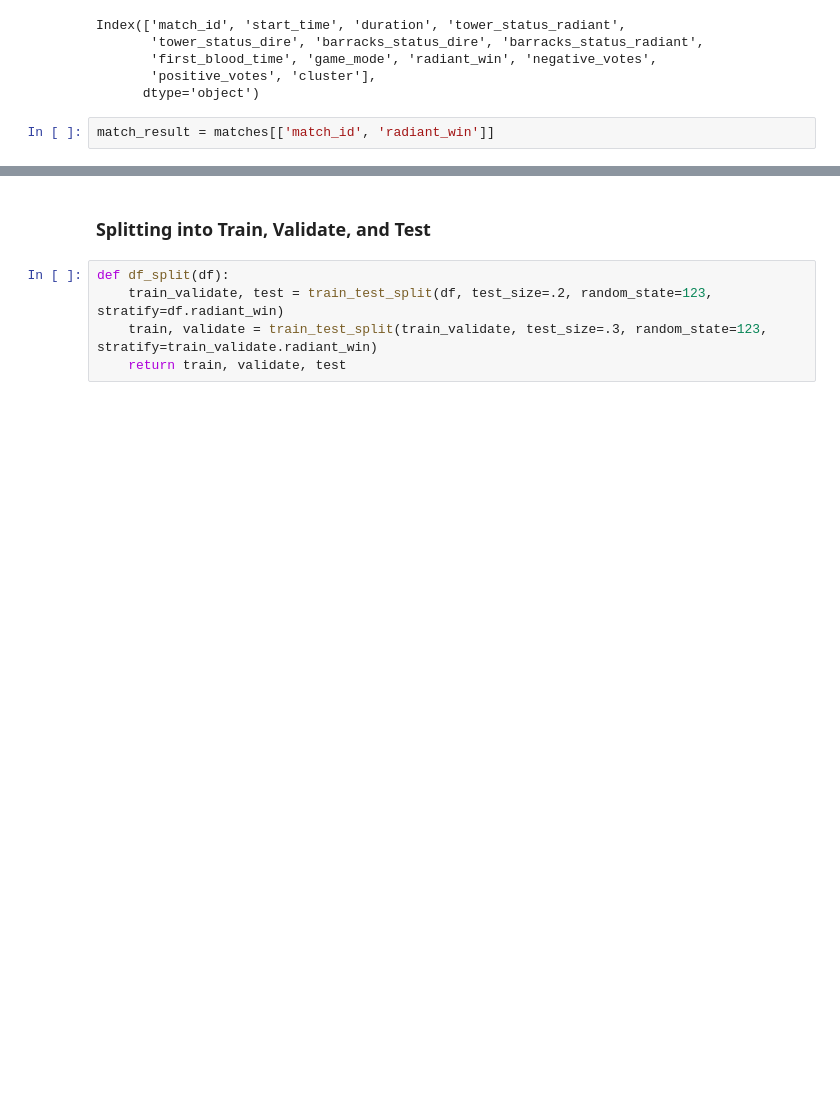
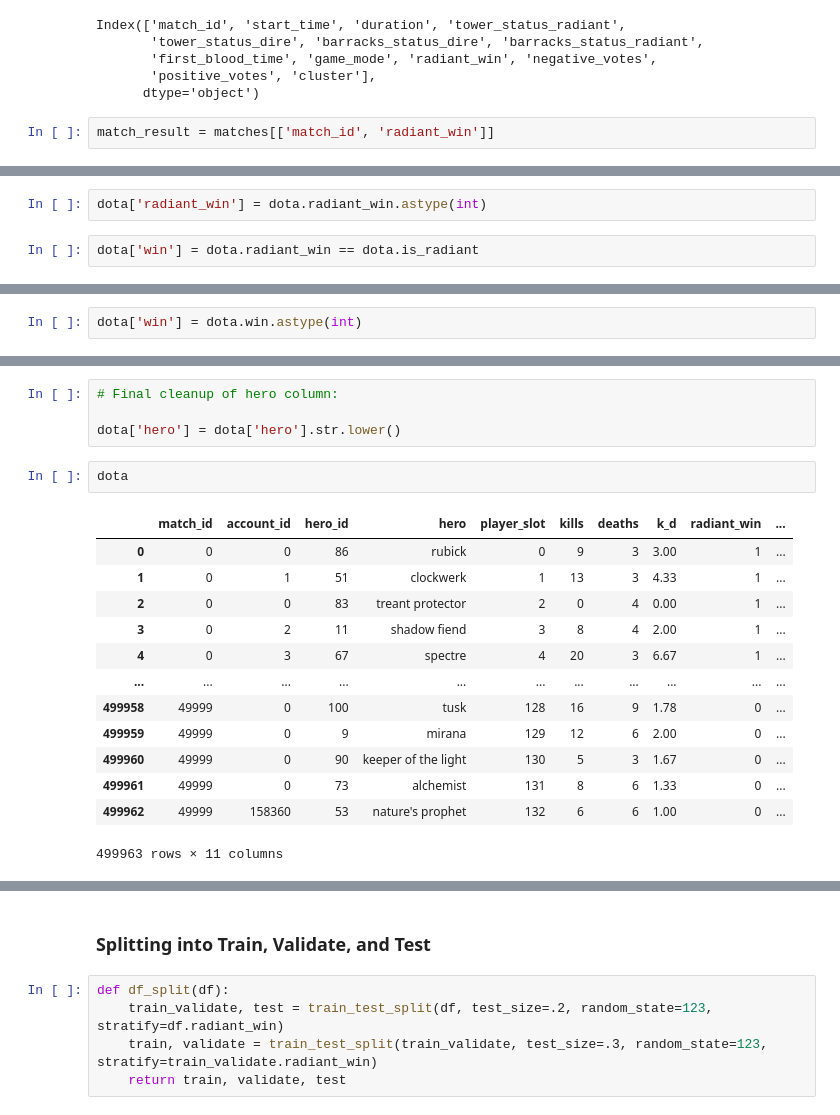
Before and after one commit to lukewbecker/dota-match-predictions, a Jupyter notebook: mvp.ipynb, the cells around one changed output, grey strips where cells are left out. Drawn from its saved outputs; the diff is of its cells as text; blank space fills up the shorter version.

```diff
--- a/mvp.ipynb
+++ b/mvp.ipynb
@@ -556,0 +266,4 @@ dota_df.unstack()
+# %%
+dota['radiant_win'] = dota.radiant_win.astype(int)
+# %%
+dota['win'] = dota.radiant_win == dota.is_radiant
@@ -556,0 +276,2 @@ dota_df.unstack()
+# %%
+dota['win'] = dota.win.astype(int)
@@ -556,0 +287,20 @@ dota_df.unstack()
+# %%
+# Final cleanup of hero column:
+
+dota['hero'] = dota['hero'].str.lower()
+# %%
+dota
+# %% [output]
+|  | match_id | account_id | hero_id | hero | player_slot | kills | deaths | k_d | radiant_win | ... |
+| 0 | 0 | 0 | 86 | rubick | 0 | 9 | 3 | 3.00 | 1 | ... |
+| 1 | 0 | 1 | 51 | clockwerk | 1 | 13 | 3 | 4.33 | 1 | ... |
+| 2 | 0 | 0 | 83 | treant protector | 2 | 0 | 4 | 0.00 | 1 | ... |
+| 3 | 0 | 2 | 11 | shadow fiend | 3 | 8 | 4 | 2.00 | 1 | ... |
+| 4 | 0 | 3 | 67 | spectre | 4 | 20 | 3 | 6.67 | 1 | ... |
+| ... | ... | ... | ... | ... | ... | ... | ... | ... | ... | ... |
+| 499958 | 49999 | 0 | 100 | tusk | 128 | 16 | 9 | 1.78 | 0 | ... |
+| 499959 | 49999 | 0 | 9 | mirana | 129 | 12 | 6 | 2.00 | 0 | ... |
+| 499960 | 49999 | 0 | 90 | keeper of the light | 130 | 5 | 3 | 1.67 | 0 | ... |
+| 499961 | 49999 | 0 | 73 | alchemist | 131 | 8 | 6 | 1.33 | 0 | ... |
+| 499962 | 49999 | 158360 | 53 | nature's prophet | 132 | 6 | 6 | 1.00 | 0 | ... |
+499963 rows × 11 columns
```
Also changed, not shown: parts of 52 cells of this notebook.
